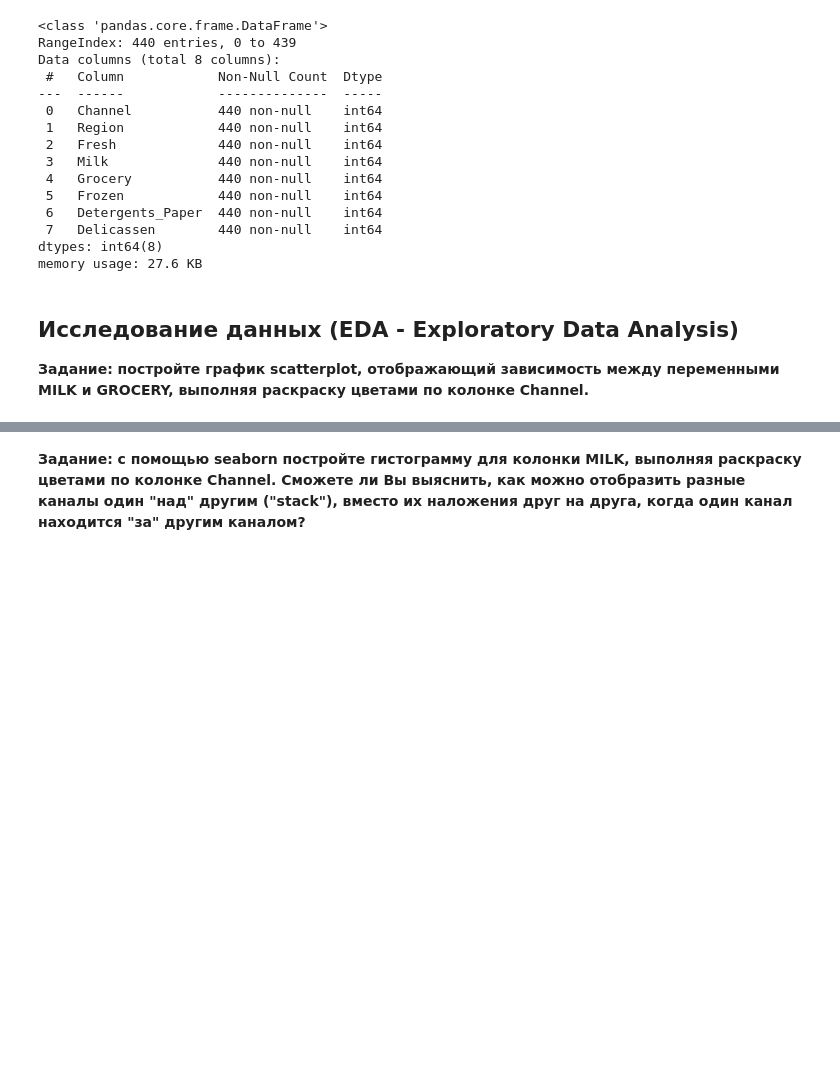
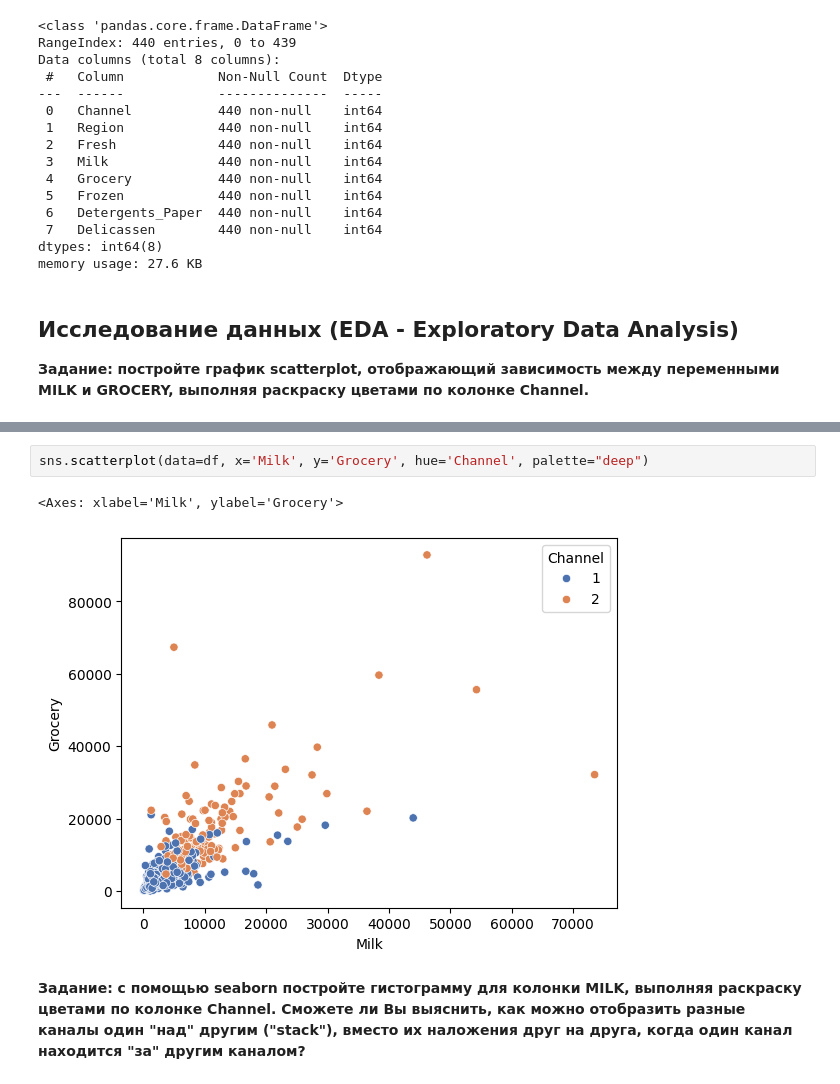
Before and after one commit to giulerg/IBM-labs, a Jupyter notebook: DBSCAN.ipynb, the cells around one changed output, grey strips where cells are left out. Drawn from its saved outputs; the diff is of its cells as text; blank space fills up the shorter version.

```diff
--- a/DBSCAN.ipynb
+++ b/DBSCAN.ipynb
@@ -88,3 +82,8 @@ memory usage: 27.6 KB
+# %%
+sns.scatterplot(data=df, x='Milk', y='Grocery', hue='Channel', palette="deep")
+# %% [output]
+<Axes: xlabel='Milk', ylabel='Grocery'>
+[figure, added]
 # %% [markdown]
 **Задание: с помощью seaborn постройте гистограмму для колонки MILK, выполняя раскраску цветами по колонке Channel. Сможете ли Вы выяснить, как можно отобразить разные каналы один "над" другим ("stack"), вместо их наложения друг на друга, когда один канал находится "за" другим каналом?**
 # %%
```
Also changed, not shown: parts of 8 cells of this notebook.
